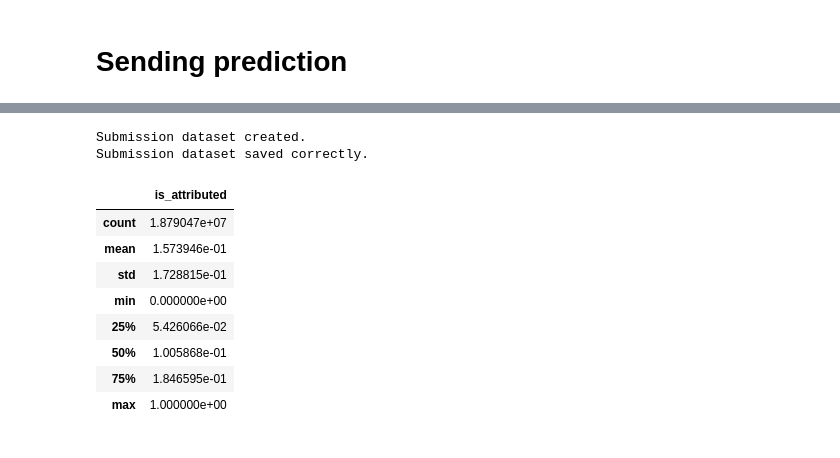
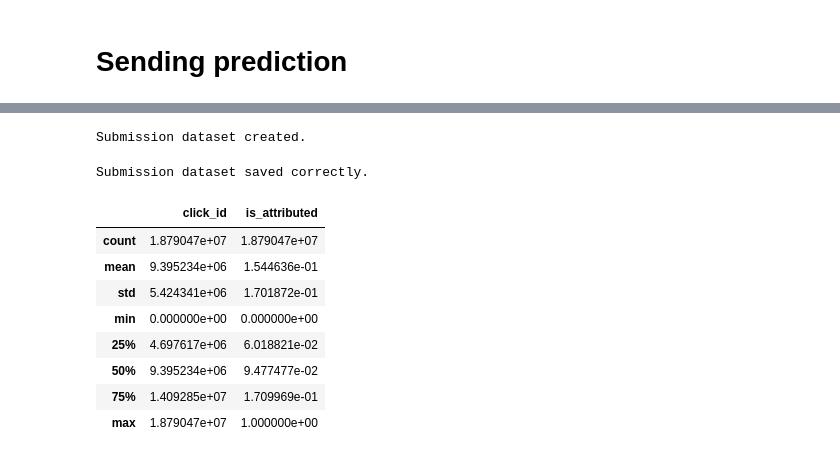
Before and after one commit to rgriva/Kaggle, a Jupyter notebook: Trying_to_improve_Naive_RForrest.ipynb, the cells around one changed output, grey strips where cells are left out. Cells and saved outputs as stored; diff of their text form; code cells hidden in the pictures.

```diff
--- a/Trying_to_improve_Naive_RForrest.ipynb
+++ b/Trying_to_improve_Naive_RForrest.ipynb
@@ -39,7 +39,7 @@ def handleClickHour(df):
     df = df.drop(['click_time'], axis=1)
     return df
 
-train_columns = ['ip', 'app', 'device', 'os', 'channel', 'hours', 'seconds', 'is_attributed']
+train_columns = ['ip', 'app', 'device', 'os', 'channel', 'hours', 'minutes', 'seconds', 'is_attributed']
 # %%
 # Importing data
 
@@ -69,3 +68,0 @@ df_train_30m.head()
-# %%
-df_test = df_test.drop(['days', 'minutes'], axis=1)
-df_test.head()
@@ -86,7 +85,7 @@ Learning_Y = df_train_30m['is_attributed']
 print('Training target correctly extracted.')
 
 #drop zone
-df_test = df_test.drop(['click_id'], axis=1)
+df_test = df_test.drop(['click_id', 'days'], axis=1)
 df_train_30m = df_train_30m.drop(['is_attributed'], axis=1)
 gc.collect();
 
@@ -101,7 +100,8 @@ Data was correctly merged
 # Count all features except device for both train and test df
 start_time = time.time()
 columns = df_merge.columns
-columns = [i for i in columns if i != 'device' and i != 'hours' and i != 'seconds']
+columns = [i for i in columns if i != 'app' and i != 'device' and i != 'os' and
+           i != 'channel' and i != 'days' and i != 'hours' and i != 'minutes' and i != 'seconds']
 
 for col in columns:
     df_count = df_merge[col].value_counts().reset_index(name=col+'_count')
@@ -786,24 +856,25 @@ Prediction done. Elapsed time: 18.241 seconds
+# %%
+# Creating the submission dataset
+
+df_submit['is_attributed'] = predictions[:,1]
+print('Submission dataset created.')
+df_submit.head()
+# %% [output]
+Submission dataset created.
 # %%
-# Creating the submission dataset
-df_submit = pd.DataFrame()
-df_submit['is_attributed'] = predictions[:,1]
-df_submit.describe()
-print('Submission dataset created.')
-
 # Preparing submssion
 df_submit.to_csv('RF_undersample.csv', index=False)
 print('Submission dataset saved correctly.')
 
 df_submit.describe()
 # %% [output]
-Submission dataset created.
 Submission dataset saved correctly.
-|  | is_attributed |
-| count | 1.879047e+07 |
-| mean | 1.573946e-01 |
-| std | 1.728815e-01 |
-| min | 0.000000e+00 |
-| 25% | 5.426066e-02 |
-| 50% | 1.005868e-01 |
-| 75% | 1.846595e-01 |
-| max | 1.000000e+00 |
+|  | click_id | is_attributed |
+| count | 1.879047e+07 | 1.879047e+07 |
+| mean | 9.395234e+06 | 1.544636e-01 |
+| std | 5.424341e+06 | 1.701872e-01 |
+| min | 0.000000e+00 | 0.000000e+00 |
+| 25% | 4.697617e+06 | 6.018821e-02 |
+| 50% | 9.395234e+06 | 9.477477e-02 |
+| 75% | 1.409285e+07 | 1.709969e-01 |
+| max | 1.879047e+07 | 1.000000e+00 |
```
Also changed, not shown: parts of 18 cells of this notebook, 1 other file.
